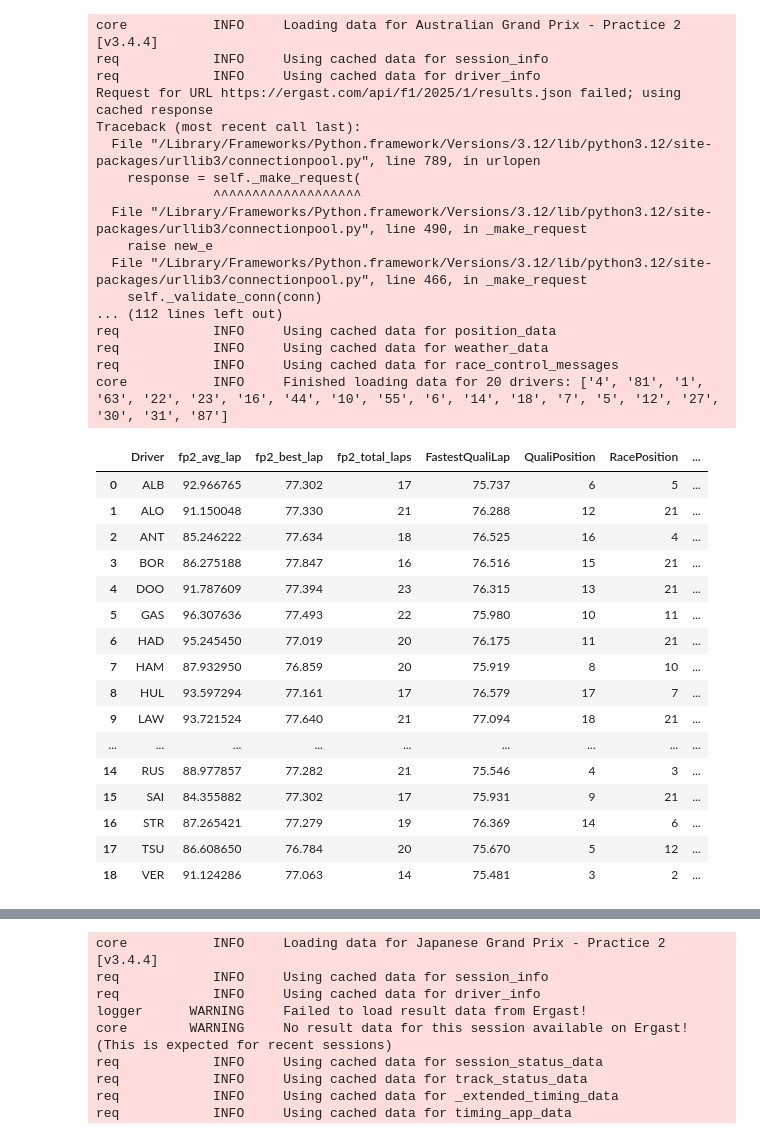
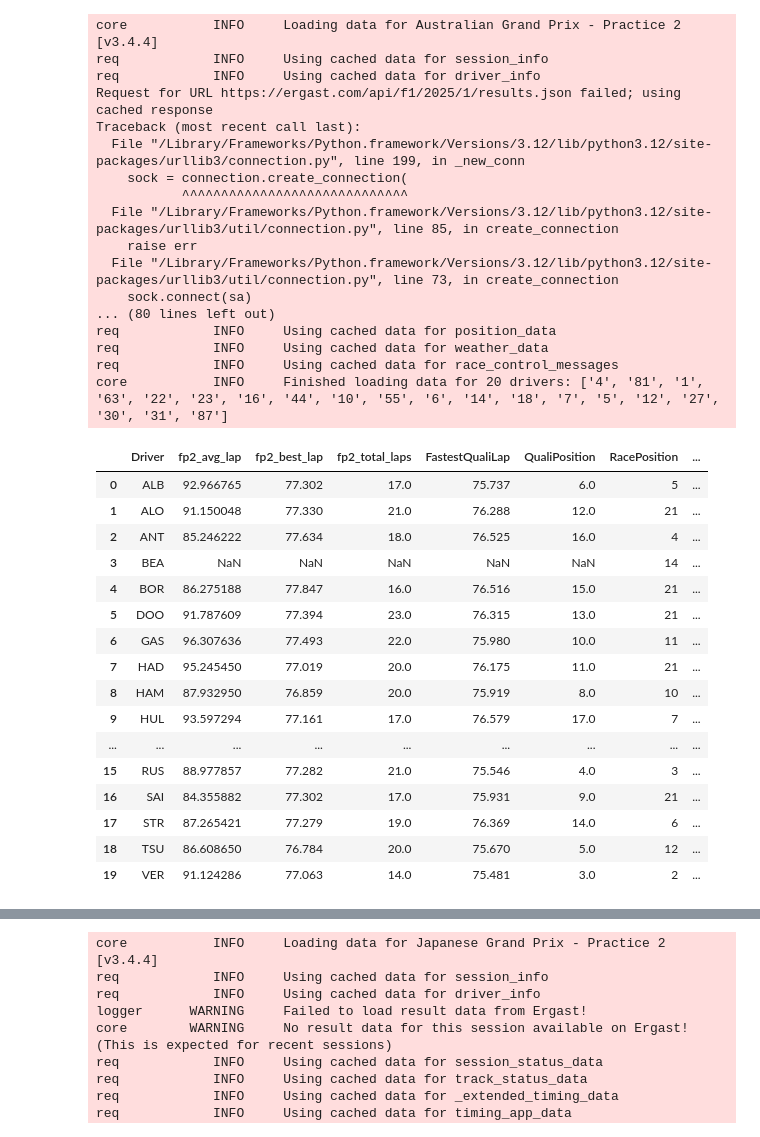
Before and after one commit to ipolishc22/f1-podium-predictor, a Jupyter notebook: notebooks/data_collection.ipynb, the cells around one changed output, grey strips where cells are left out. Saved outputs shown, nothing was run; the diff lists cells and outputs as text; code cells hidden in the pictures.

Commit message:
Fix data extraction process and add notebook for predicting Dutch GP

```diff
--- a/notebooks/data_collection.ipynb
+++ b/notebooks/data_collection.ipynb
@@ -14,16 +14,15 @@ from pipeline import extract_session_data, clean_session_data, get_driver_laps,
 from pipeline import assemble_race_dataset, extract_fp2_features, extract_quali_features, assemble_race_dataset_pre_race
 from fastf1 import get_session
 # %%
-# Australia GP 2025 (Round 1)
+# Australian GP 2025 (Round 1)
 df_fp2_1 = extract_session_data(2025, "Australia", "FP2")
 df_quali_1 = extract_session_data(2025, "Australia", "Q")
 
 fp2_clean_1 = clean_session_data(df_fp2_1)
 quali_clean_1 = clean_session_data(df_quali_1)
 
-fp2_features_1 = extract_fp2_features(fp2_clean_1)
-
-quali_features_1 = extract_quali_features(quali_clean_1)
+fp2_features_1_raw = extract_fp2_features(fp2_clean_1)
+fp2_features_1_raw = fp2_features_1_raw.drop_duplicates(subset="Driver", keep="first")
 
 manual_positions_1 = {
     "NOR": [1, False],
@@ -35,56 +34,71 @@ manual_positions_1 = {
     "HUL": [7, False],
     "LEC": [8, False],
     "PIA": [9, False],
     "HAM": [10, False],
     "GAS": [11, False],
     "TSU": [12, False],
     "OCO": [13, False],
     "BEA": [14, False],
     "LAW": [21, True],
     "BOR": [21, True],
     "ALO": [21, True],
     "SAI": [21, True],
     "DOO": [21, True],
     "HAD": [21, True]
 }
 
+fp2_features_1 = pd.DataFrame({'Driver': list(manual_positions_1.keys())})
+fp2_features_1 = fp2_features_1.merge(fp2_features_1_raw, on='Driver', how='left')
 
-race_df_1 = assemble_race_dataset(fp2_features_1, quali_features_1, manual_positions_1)
+quali_features_1 = extract_quali_features(quali_clean_1)
+
+quali_features_1_raw = extract_quali_features(quali_clean_1)
+quali_features_1 = pd.DataFrame({'Driver': list(manual_positions_1.keys())})
+quali_features_1 = quali_features_1.merge(quali_features_1_raw, on='Driver', how='left')
+
+
+race_df_1 = fp2_features_1.merge(quali_features_1, on="Driver", how="outer")
+
+# Add manual position + DNF flags
+manual_df = pd.DataFrame.from_dict(manual_positions_1, orient='index').reset_index()
+manual_df.columns = ['Driver', 'RacePosition', 'DNF']
+race_df_1 = race_df_1.merge(manual_df, on="Driver", how="left")
+
 race_df_1["grand_prix"] = "Australia"
 race_df_1
 # %% [output]
 core           INFO     Loading data for Australian Grand Prix - Practice 2 [v3.4.4]
 req            INFO     Using cached data for session_info
 req            INFO     Using cached data for driver_info
 Request for URL https://ergast.com/api/f1/2025/1/results.json failed; using cached response
 Traceback (most recent call last):
-  File "/Library/Frameworks/Python.framework/Versions/3.12/lib/python3.12/site-packages/urllib3/connectionpool.py", line 789, in urlopen
-    response = self._make_request(
-               ^^^^^^^^^^^^^^^^^^^
-  File "/Library/Frameworks/Python.framework/Versions/3.12/lib/python3.12/site-packages/urllib3/connectionpool.py", line 490, in _make_request
-    raise new_e
-  File "/Library/Frameworks/Python.framework/Versions/3.12/lib/python3.12/site-packages/urllib3/connectionpool.py", line 466, in _make_request
-    self._validate_conn(conn)
-... (112 lines left out)
+  File "/Library/Frameworks/Python.framework/Versions/3.12/lib/python3.12/site-packages/urllib3/connection.py", line 199, in _new_conn
+    sock = connection.create_connection(
+           ^^^^^^^^^^^^^^^^^^^^^^^^^^^^^
+  File "/Library/Frameworks/Python.framework/Versions/3.12/lib/python3.12/site-packages/urllib3/util/connection.py", line 85, in create_connection
+    raise err
+  File "/Library/Frameworks/Python.framework/Versions/3.12/lib/python3.12/site-packages/urllib3/util/connection.py", line 73, in create_connection
+    sock.connect(sa)
+... (80 lines left out)
 req            INFO     Using cached data for position_data
 req            INFO     Using cached data for weather_data
 req            INFO     Using cached data for race_control_messages
 core           INFO     Finished loading data for 20 drivers: ['4', '81', '1', '63', '22', '23', '16', '44', '10', '55', '6', '14', '18', '7', '5', '12', '27', '30', '31', '87']
 |  | Driver | fp2_avg_lap | fp2_best_lap | fp2_total_laps | FastestQualiLap | QualiPosition | RacePosition | ... |
-| 0 | ALB | 92.966765 | 77.302 | 17 | 75.737 | 6 | 5 | ... |
-| 1 | ALO | 91.150048 | 77.330 | 21 | 76.288 | 12 | 21 | ... |
-| 2 | ANT | 85.246222 | 77.634 | 18 | 76.525 | 16 | 4 | ... |
-| 3 | BOR | 86.275188 | 77.847 | 16 | 76.516 | 15 | 21 | ... |
-| 4 | DOO | 91.787609 | 77.394 | 23 | 76.315 | 13 | 21 | ... |
-| 5 | GAS | 96.307636 | 77.493 | 22 | 75.980 | 10 | 11 | ... |
-| 6 | HAD | 95.245450 | 77.019 | 20 | 76.175 | 11 | 21 | ... |
-| 7 | HAM | 87.932950 | 76.859 | 20 | 75.919 | 8 | 10 | ... |
-| 8 | HUL | 93.597294 | 77.161 | 17 | 76.579 | 17 | 7 | ... |
-| 9 | LAW | 93.721524 | 77.640 | 21 | 77.094 | 18 | 21 | ... |
+| 0 | ALB | 92.966765 | 77.302 | 17.0 | 75.737 | 6.0 | 5 | ... |
+| 1 | ALO | 91.150048 | 77.330 | 21.0 | 76.288 | 12.0 | 21 | ... |
+| 2 | ANT | 85.246222 | 77.634 | 18.0 | 76.525 | 16.0 | 4 | ... |
+| 3 | BEA | NaN | NaN | NaN | NaN | NaN | 14 | ... |
+| 4 | BOR | 86.275188 | 77.847 | 16.0 | 76.516 | 15.0 | 21 | ... |
+| 5 | DOO | 91.787609 | 77.394 | 23.0 | 76.315 | 13.0 | 21 | ... |
+| 6 | GAS | 96.307636 | 77.493 | 22.0 | 75.980 | 10.0 | 11 | ... |
+| 7 | HAD | 95.245450 | 77.019 | 20.0 | 76.175 | 11.0 | 21 | ... |
+| 8 | HAM | 87.932950 | 76.859 | 20.0 | 75.919 | 8.0 | 10 | ... |
+| 9 | HUL | 93.597294 | 77.161 | 17.0 | 76.579 | 17.0 | 7 | ... |
 | ... | ... | ... | ... | ... | ... | ... | ... | ... |
-| 14 | RUS | 88.977857 | 77.282 | 21 | 75.546 | 4 | 3 | ... |
-| 15 | SAI | 84.355882 | 77.302 | 17 | 75.931 | 9 | 21 | ... |
-| 16 | STR | 87.265421 | 77.279 | 19 | 76.369 | 14 | 6 | ... |
-| 17 | TSU | 86.608650 | 76.784 | 20 | 75.670 | 5 | 12 | ... |
-| 18 | VER | 91.124286 | 77.063 | 14 | 75.481 | 3 | 2 | ... |
+| 15 | RUS | 88.977857 | 77.282 | 21.0 | 75.546 | 4.0 | 3 | ... |
+| 16 | SAI | 84.355882 | 77.302 | 17.0 | 75.931 | 9.0 | 21 | ... |
+| 17 | STR | 87.265421 | 77.279 | 19.0 | 76.369 | 14.0 | 6 | ... |
+| 18 | TSU | 86.608650 | 76.784 | 20.0 | 75.670 | 5.0 | 12 | ... |
+| 19 | VER | 91.124286 | 77.063 | 14.0 | 75.481 | 3.0 | 2 | ... |
 # %%
```
Also changed, not shown: parts of 18 cells of this notebook, 1 other file.
